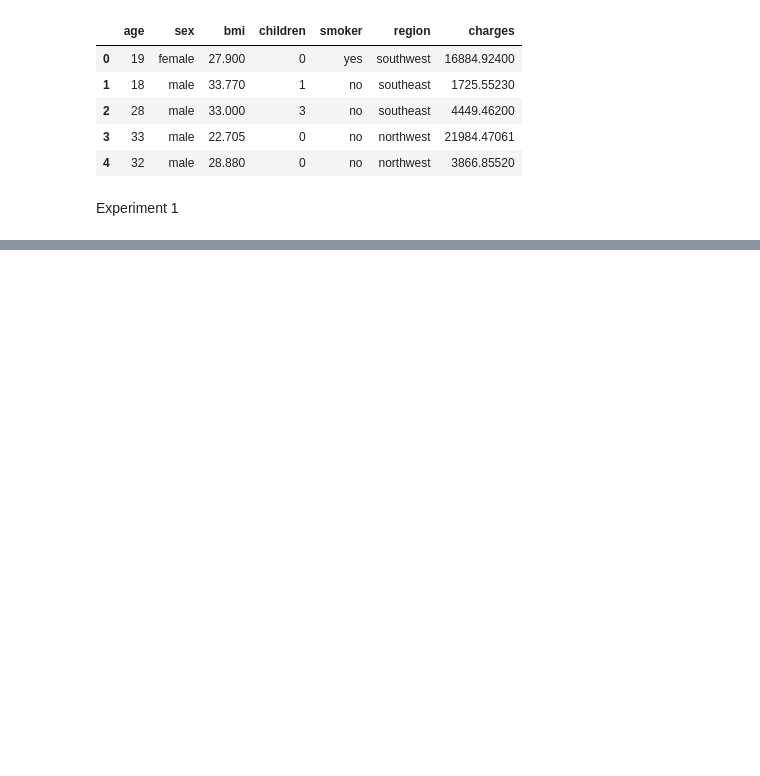
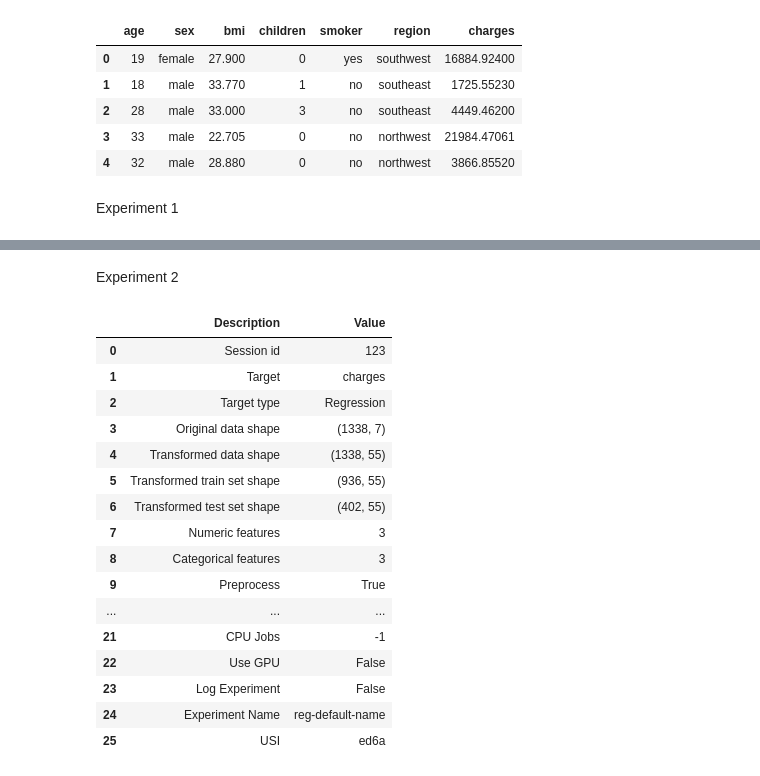
Before and after one commit to Yacaicedo6/proyecto_yan_hands_on, a Jupyter notebook: ml.ipynb, the cells around one changed output, grey strips where cells are left out. Drawn from its saved outputs; the diff is of its cells as text; code cells hidden in the pictures; blank space fills up the shorter version.

```diff
--- a/ml.ipynb
+++ b/ml.ipynb
@@ -41,0 +50,24 @@ lr = create_model('lr')
+# %% [markdown]
+Experiment 2
+# %%
+r2 = setup(insurance, target = 'charges', session_id = 123,
+           normalize = True,
+           polynomial_features = True)
+# %% [output]
+|  | Description | Value |
+| 0 | Session id | 123 |
+| 1 | Target | charges |
+| 2 | Target type | Regression |
+| 3 | Original data shape | (1338, 7) |
+| 4 | Transformed data shape | (1338, 55) |
+| 5 | Transformed train set shape | (936, 55) |
+| 6 | Transformed test set shape | (402, 55) |
+| 7 | Numeric features | 3 |
+| 8 | Categorical features | 3 |
+| 9 | Preprocess | True |
+| ... | ... | ... |
+| 21 | CPU Jobs | -1 |
+| 22 | Use GPU | False |
+| 23 | Log Experiment | False |
+| 24 | Experiment Name | reg-default-name |
+| 25 | USI | ed6a |
```
Also changed, not shown: parts of 7 cells of this notebook, 2 other files.
